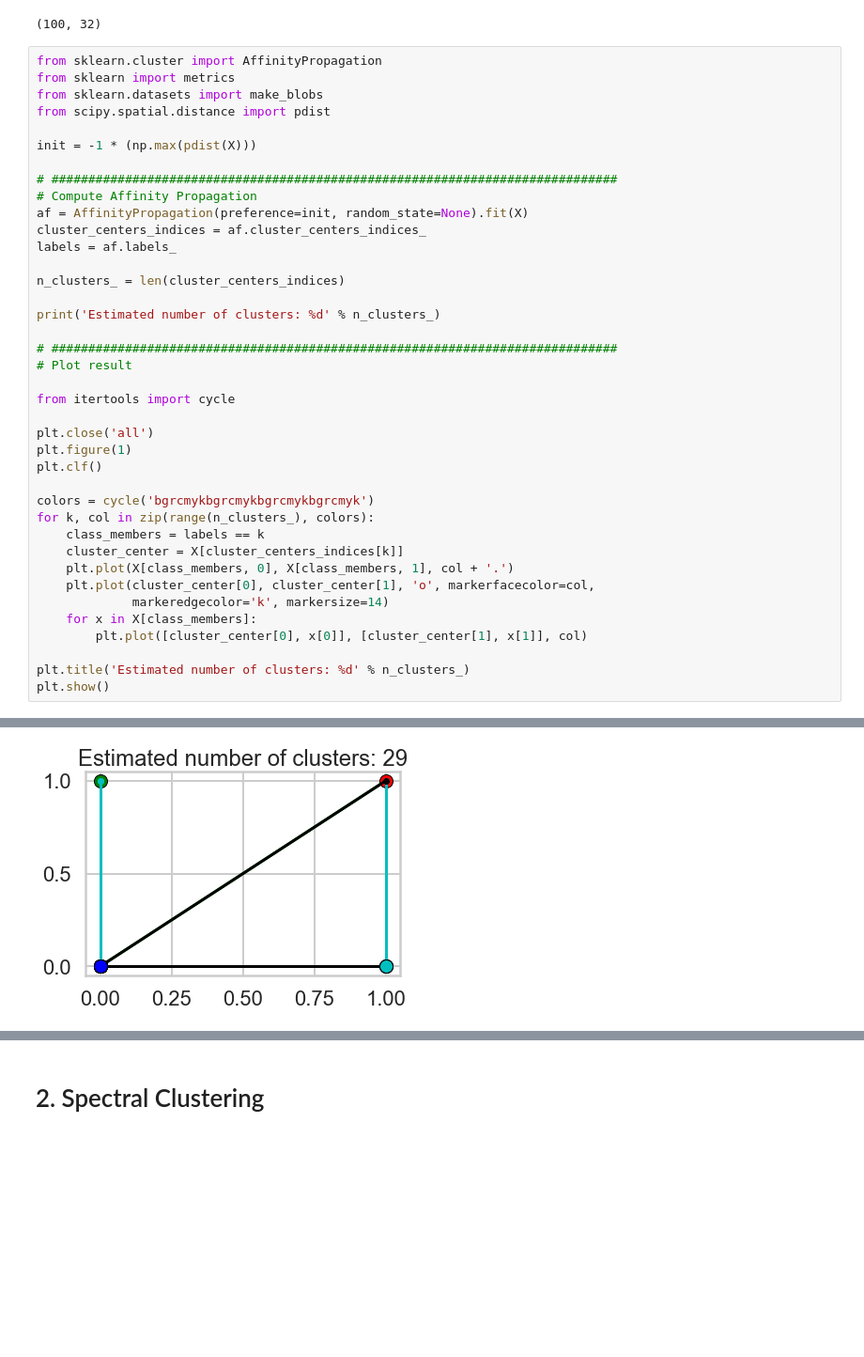
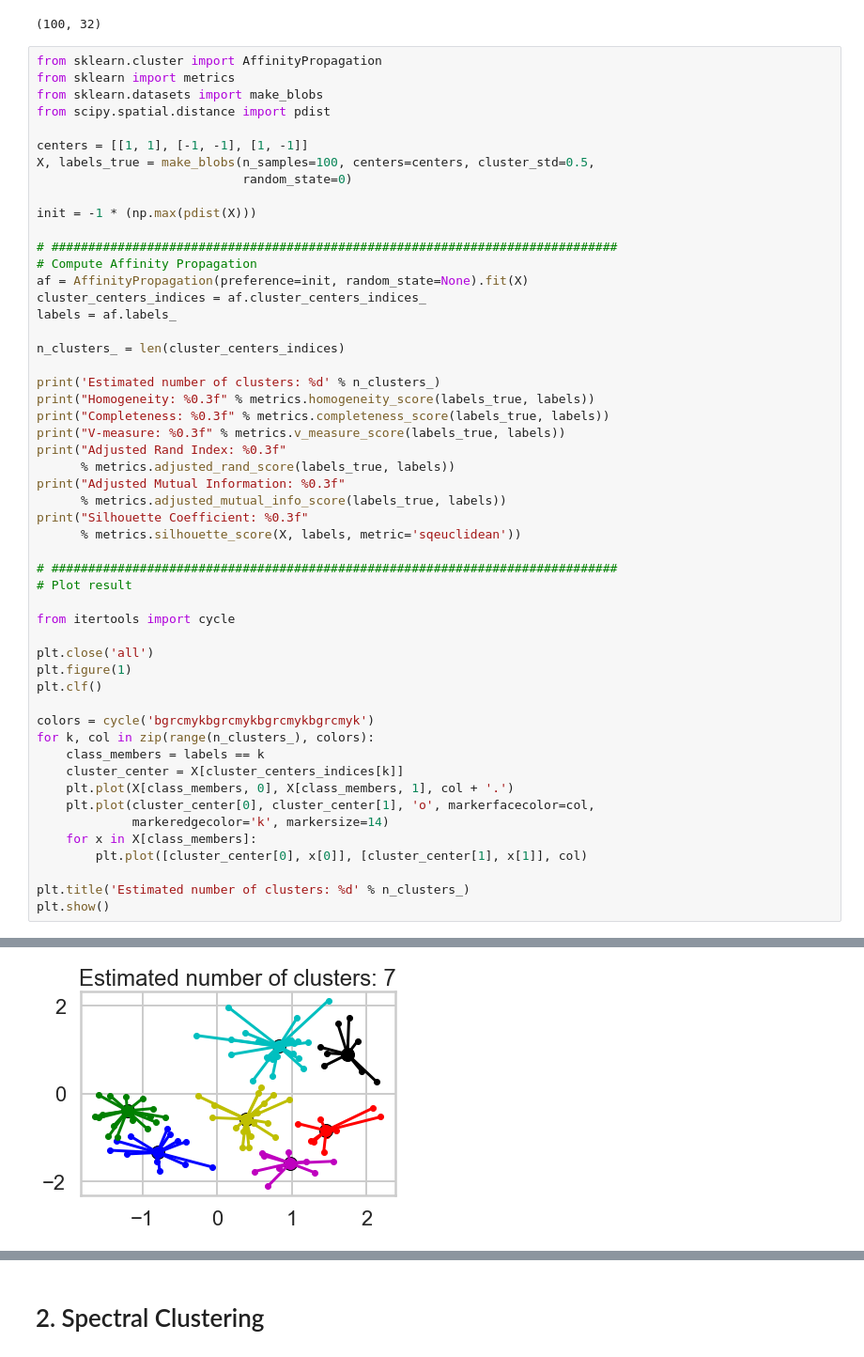
Before and after one commit to sudkpa/SB_DS, a Jupyter notebook: Career_Track/Clustering_Case_Study_Customer_Segmentation/Clustering_Case_Study_Customer_Segmentation_with_K_Means_Tier_3.ipynb, the cells around one changed output, grey strips where cells are left out. Shown at 94% size. Saved outputs shown, nothing was run; the diff lists cells and outputs as text; blank space fills up the shorter version.

Commit message:
Clustering Case Study Complete

```diff
--- a/Career_Track/Clustering_Case_Study_Customer_Segmentation/Clustering_Case_Study_Customer_Segmentation_with_K_Means_Tier_3.ipynb
+++ b/Career_Track/Clustering_Case_Study_Customer_Segmentation/Clustering_Case_Study_Customer_Segmentation_with_K_Means_Tier_3.ipynb
@@ -1052,6 +1059,10 @@ from sklearn.cluster import AffinityPropagation
 from sklearn import metrics
 from sklearn.datasets import make_blobs
 from scipy.spatial.distance import pdist
+
+centers = [[1, 1], [-1, -1], [1, -1]]
+X, labels_true = make_blobs(n_samples=100, centers=centers, cluster_std=0.5,
+                            random_state=0)
 
 init = -1 * (np.max(pdist(X)))
 
@@ -1064,6 +1075,15 @@ labels = af.labels_
 n_clusters_ = len(cluster_centers_indices)
 
 print('Estimated number of clusters: %d' % n_clusters_)
+print("Homogeneity: %0.3f" % metrics.homogeneity_score(labels_true, labels))
+print("Completeness: %0.3f" % metrics.completeness_score(labels_true, labels))
+print("V-measure: %0.3f" % metrics.v_measure_score(labels_true, labels))
+print("Adjusted Rand Index: %0.3f"
+      % metrics.adjusted_rand_score(labels_true, labels))
+print("Adjusted Mutual Information: %0.3f"
+      % metrics.adjusted_mutual_info_score(labels_true, labels))
+print("Silhouette Coefficient: %0.3f"
+      % metrics.silhouette_score(X, labels, metric='sqeuclidean'))
 
 # #############################################################################
 # Plot result
@@ -1091 +1117 @@ Estimated number of clusters: 29
-[figure, old version]
+[figure, new version]
```
Also changed, not shown: parts of 22 cells of this notebook.
